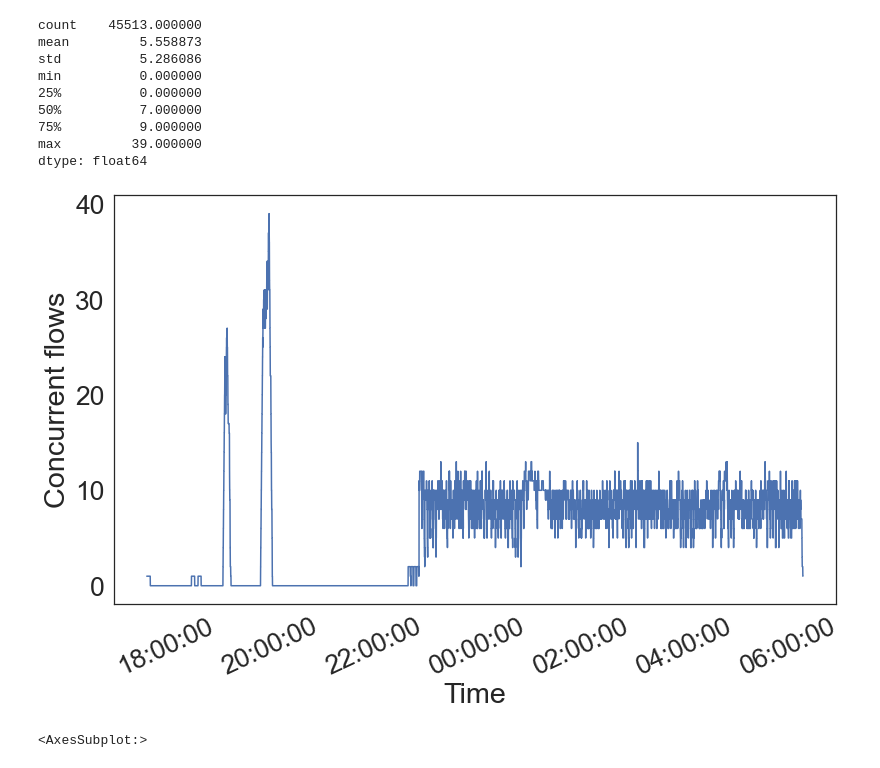
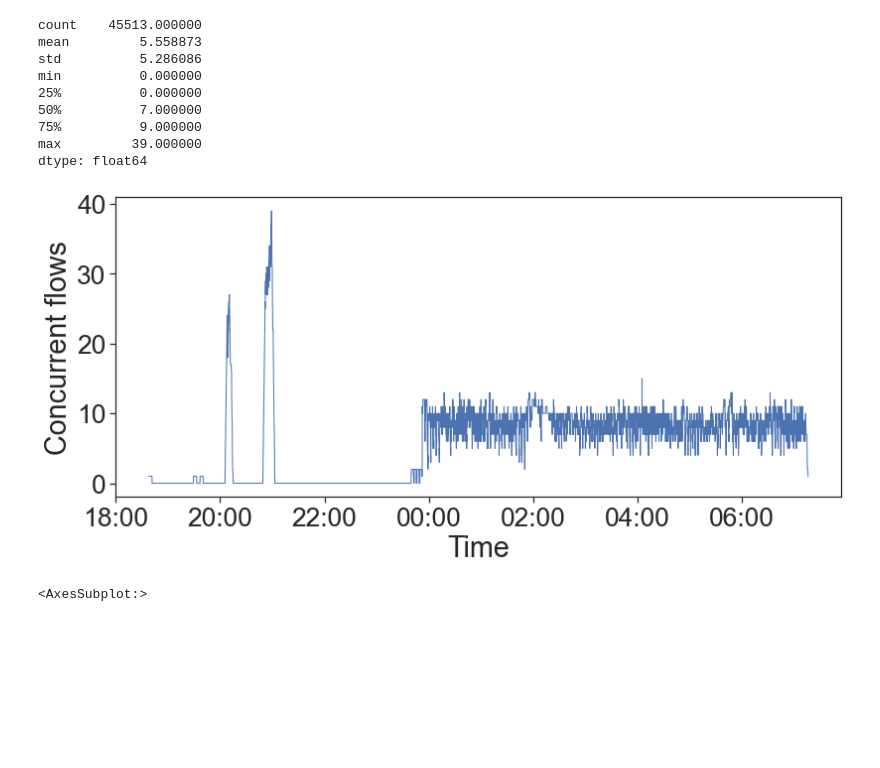
Before and after one commit to globus-labs/gladier-plots, a Jupyter notebook: gladier-figures.ipynb, the cells around one changed output. Drawn from its saved outputs; the diff is of its cells as text; code cells hidden in the pictures; blank space fills up the shorter version.

```diff
--- a/gladier-figures.ipynb
+++ b/gladier-figures.ipynb
@@ -451,18 +452,19 @@ max         39.000000
 dtype: float64
 # %%
 sns.set(font_scale=2.4, style='white')
-plt.figure(figsize=(12,8))
-p = sns.lineplot(data=concurrency)
+plt.figure(figsize=(12,6))
+p = sns.lineplot(data=concurrency, linewidth=1)
 
 p.set_ylabel("Concurrent flows")
 p.set_xlabel("Time")
 
 # p.set_xticklabels([1,2,3,4,5,6,7,8,9])
-p.set_xticklabels(['18:00:00','20:00:00','22:00:00','00:00:00','02:00:00','04:00:00','06:00:00'], rotation=25, ha="left")
+p.set_xticklabels(['18:00','20:00','22:00','00:00','02:00','04:00','06:00'], rotation=0, ha="center")
+p.tick_params(left=True, bottom=True)
 plt.tight_layout()
-plt.savefig('concurrent_flows.png')
+plt.savefig('concurrent_flows.png', dpi='figure')
 # %% [output]
-[figure, old version]
+[figure, new version]
 # %%
 # Can resample to whatever binning period
 concurrency2 = concurrency.resample('1H').max()
```
Also changed, not shown: parts of 6 cells of this notebook.
